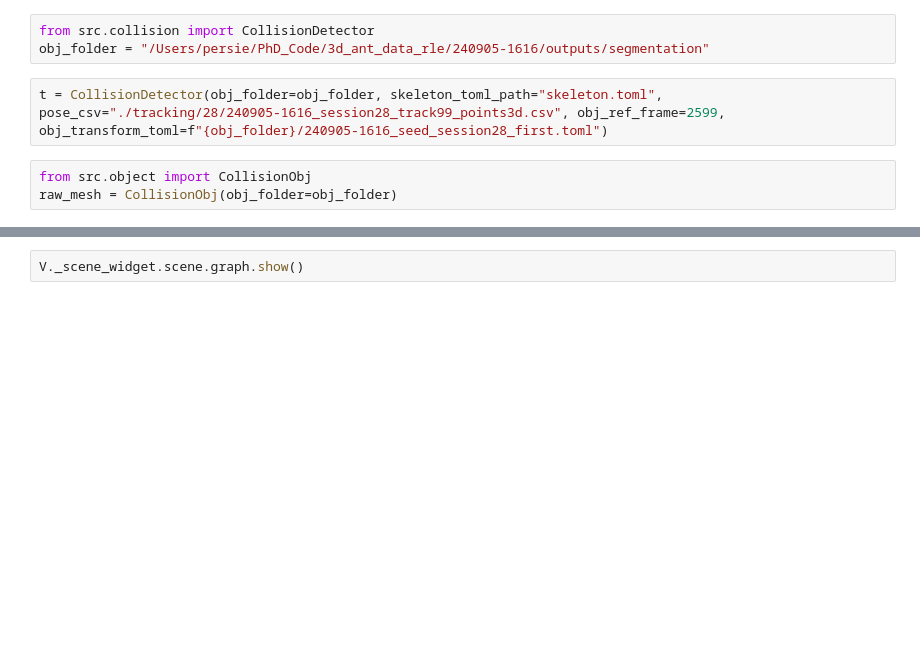
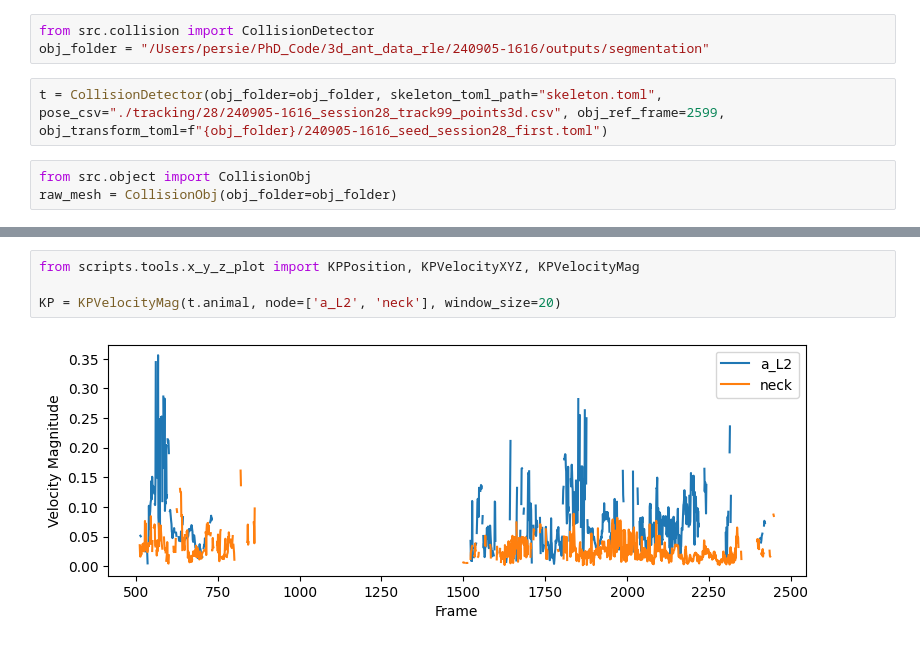
Before and after one commit to prolley-parnell/3d_ant_analysis, a Jupyter notebook: test_box.ipynb, the cells around one changed output, grey strips where cells are left out. Drawn from its saved outputs; the diff is of its cells as text; blank space fills up the shorter version.

Commit message:
Add position and velocity plotting functions

```diff
--- a/test_box.ipynb
+++ b/test_box.ipynb
@@ -36,2 +16,6 @@ KeyboardInterrupt:
-# %%
-V._scene_widget.scene.graph.show()
+# %%
+from scripts.tools.x_y_z_plot import KPPosition, KPVelocityXYZ, KPVelocityMag
+
+KP = KPVelocityMag(t.animal, node=['a_L2', 'neck'], window_size=20)
+# %% [output]
+[figure, added]
```
Also changed, not shown: parts of 2 cells of this notebook, 3 other files.
